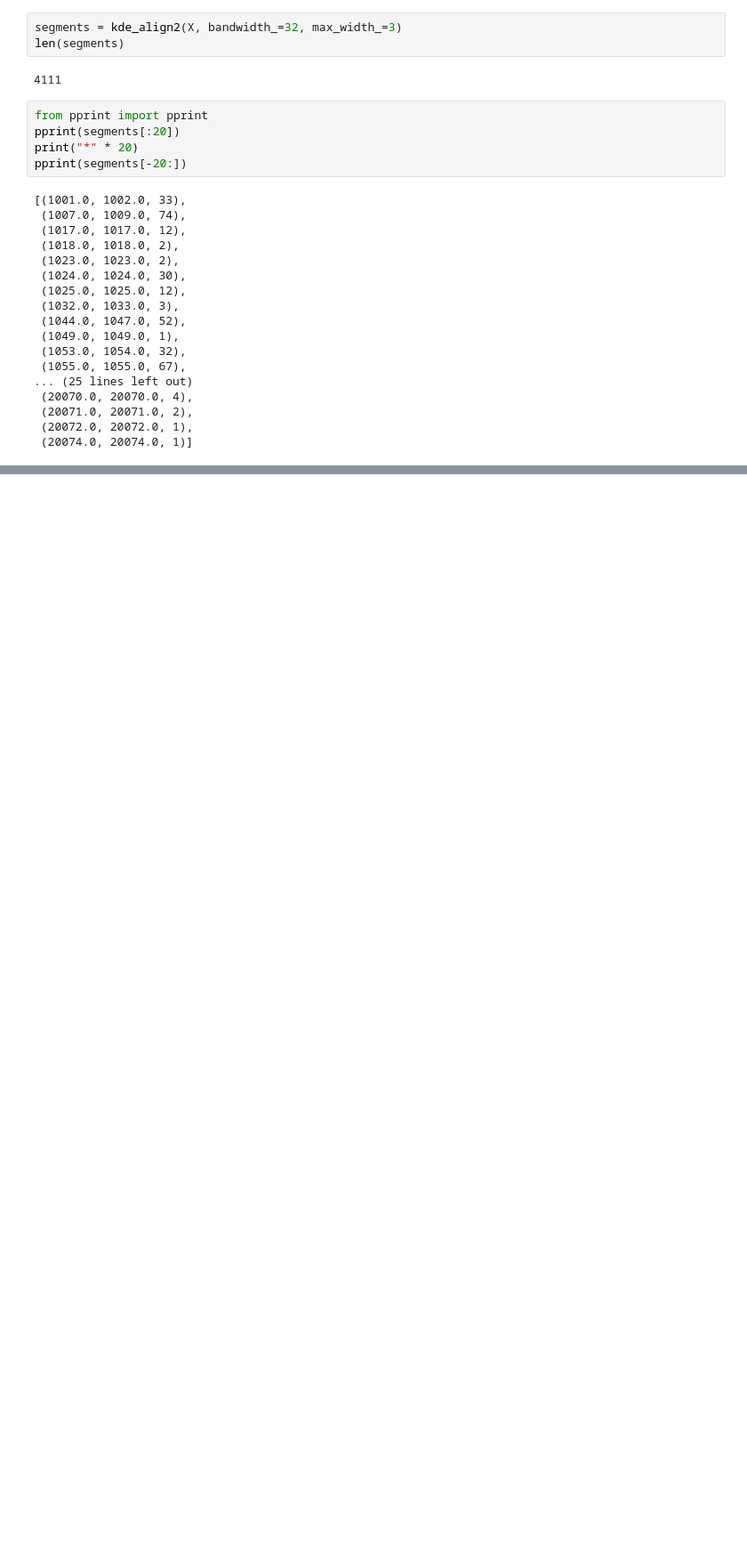
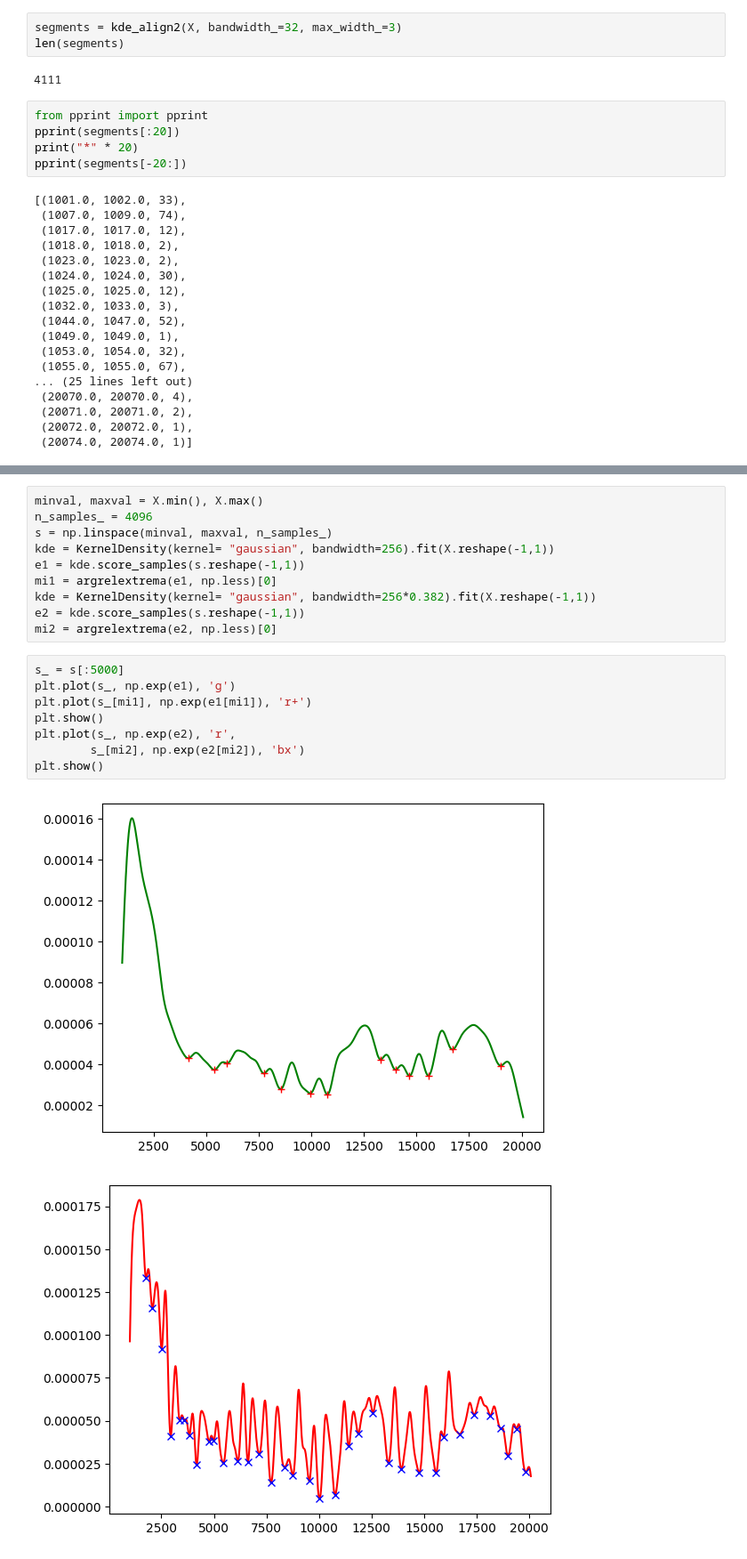
Before and after one commit to kuhaha/biotype, a Jupyter notebook: test_kde_ms_clust1.ipynb, the cells around one changed output, grey strips where cells are left out. Shown: that part at 89% size. Drawn from its saved outputs; the diff is of its cells as text; blank space fills up the shorter version.

```diff
--- a/test_kde_ms_clust1.ipynb
+++ b/test_kde_ms_clust1.ipynb
@@ -126,0 +129,21 @@ pprint(segments[-20:])
+# %%
+minval, maxval = X.min(), X.max()
+n_samples_ = 4096
+s = np.linspace(minval, maxval, n_samples_)
+kde = KernelDensity(kernel= "gaussian", bandwidth=256).fit(X.reshape(-1,1))
+e1 = kde.score_samples(s.reshape(-1,1))
+mi1 = argrelextrema(e1, np.less)[0]
+kde = KernelDensity(kernel= "gaussian", bandwidth=256*0.382).fit(X.reshape(-1,1))
+e2 = kde.score_samples(s.reshape(-1,1))
+mi2 = argrelextrema(e2, np.less)[0]
+# %%
+s_ = s[:5000]
+plt.plot(s_, np.exp(e1), 'g')
+plt.plot(s_[mi1], np.exp(e1[mi1]), 'r+')
+plt.show()
+plt.plot(s_, np.exp(e2), 'r',
+        s_[mi2], np.exp(e2[mi2]), 'bx')
+plt.show()
+# %% [output]
+[figure, added]
+[figure, added]
```
Also changed, not shown: parts of 2 cells of this notebook.
